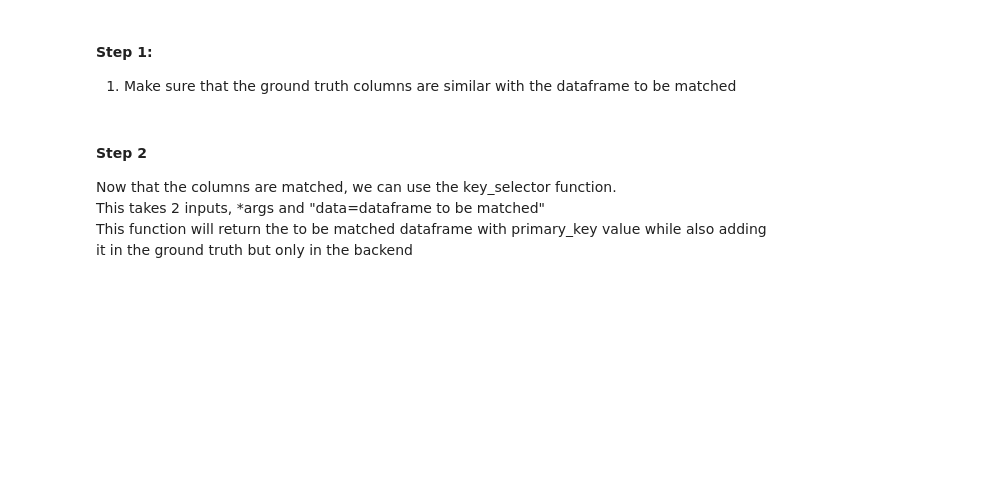
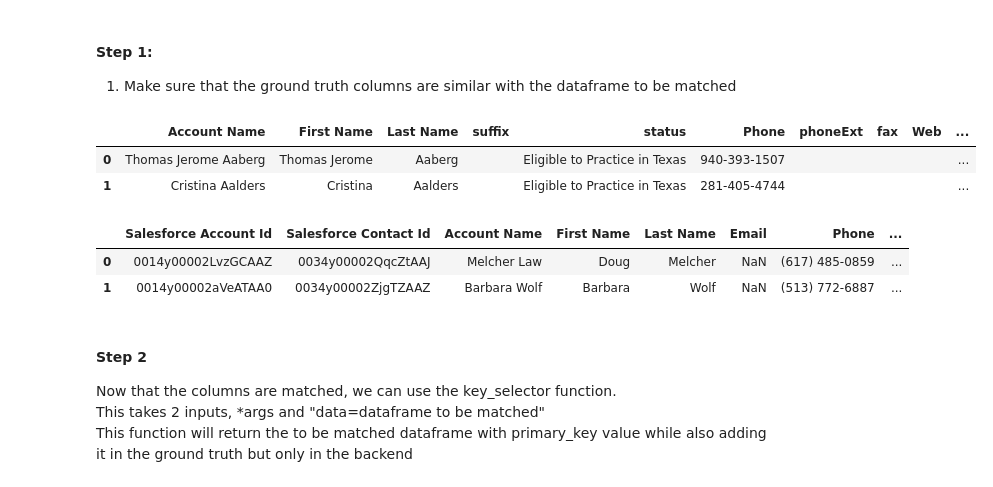
Before and after one commit to rapiinel/CosineSimilarityDeduping, a Jupyter notebook: How_to_use_notebook_Texas_step 1.ipynb, the cells around one changed output. Saved outputs shown, nothing was run; the diff lists cells and outputs as text; code cells hidden in the pictures; blank space fills up the shorter version.

Commit message:
working file for performance verification (Texas webscraped as sample)

```diff
--- a/How_to_use_notebook_Texas_step 1.ipynb
+++ b/How_to_use_notebook_Texas_step 1.ipynb
@@ -14,3 +10,24 @@ nm = pd.read_csv(link + '\\Texas\\texas-00001 - step 1.csv', encoding='latin-1')
+# %%
+link = r'C:\Users\User\Legalmatch\Finance and Data Analysis Team - Sales Ops\Projects\SAL-230_Revisit validity - latest'
+gt = pd.read_csv(link + '\\raw\sf_export.csv', encoding='latin-1')
+nm = pd.read_csv(link + '\\Texas\\texas-00001 - step 1.csv', encoding='latin-1')
+# nm = pd.read_csv('non_match_step 2.csv', encoding='latin-1')
+# nm = pd.read_csv('non_match_step 3.csv', encoding='latin-1')
+# nm = pd.read_csv('non_match_step 4.csv', encoding='latin-1')
+# nm = pd.read_csv('non_match_step 6.csv', encoding='latin-1')
+# nm = pd.read_csv('non_match_step 9.csv', encoding='latin-1')
+# nm = pd.read_csv('non_match_step 11.csv', encoding='latin-1')
+# nm = pd.read_csv('non_match_step 13.csv', encoding='latin-1')
+nm = nm[[col for col in nm.columns if 'Unnamed' not in col]]
+
+step_number = "step 2"
+# step_number = "step 3"
+# step_number = "step 4"
+# step_number = "step 6"
+# step_number = "step 9"
+# step_number = "step 11"
+# step_number = "step 13"
+# step_number = "step 15"
 # %% [markdown]
 #### Initializing the module
 # %%
@@ -37,3 +48,15 @@ nm[['Account Name', 'Street Address 1', 'State 1', 'Phone']]
+# %%
+nm.head(2)
+# %% [output]
+|  | Account Name | First Name | Last Name | suffix | status | Phone | phoneExt | fax | Web | ... |
+| 0 | Thomas Jerome Aaberg | Thomas Jerome | Aaberg |  | Eligible to Practice in Texas | 940-393-1507 |  |  |  | ... |
+| 1 | Cristina Aalders | Cristina | Aalders |  | Eligible to Practice in Texas | 281-405-4744 |  |  |  | ... |
+# %%
+gt.head(2)
+# %% [output]
+|  | Salesforce Account Id | Salesforce Contact Id | Account Name | First Name | Last Name | Email | Phone | ... |
+| 0 | 0014y00002LvzGCAAZ | 0034y00002QqcZtAAJ | Melcher Law | Doug | Melcher | NaN | (617) 485-0859 | ... |
+| 1 | 0014y00002aVeATAA0 | 0034y00002ZjgTZAAZ | Barbara Wolf | Barbara | Wolf | NaN | (513) 772-6887 | ... |
 # %% [markdown]
 #### Step 2
 Now that the columns are matched, we can use the key_selector function. \
```
Also changed, not shown: parts of 53 cells of this notebook.
